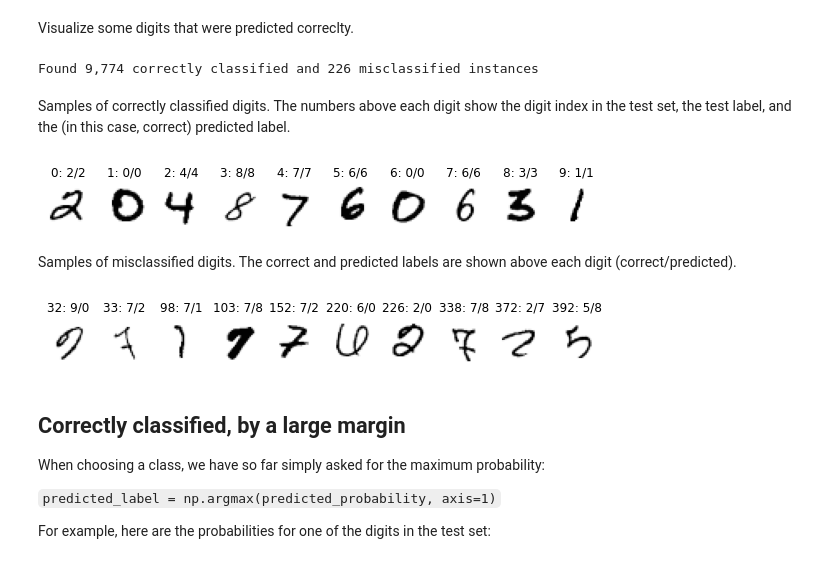
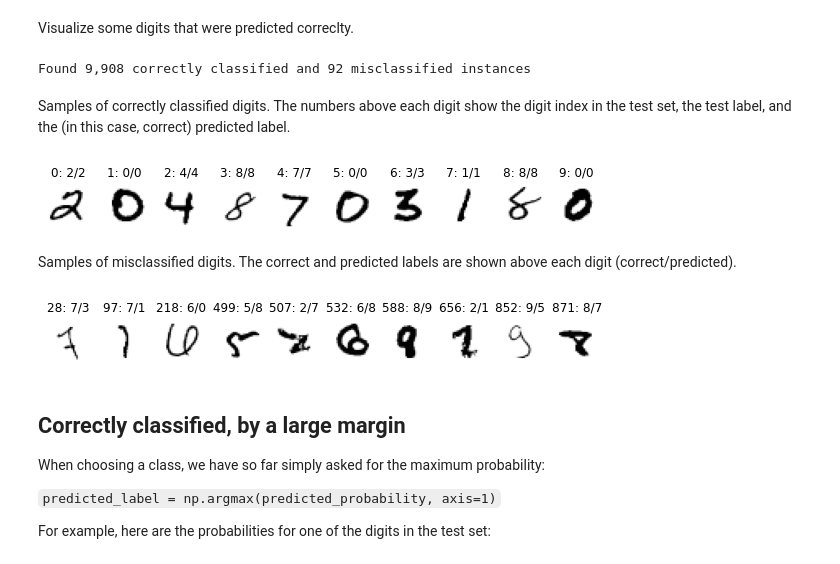
Before and after one commit to fau-masters-collected-works-cgarbin/decision-threshold-effect-on-accuracy, a Jupyter notebook: softmax-thresholds.ipynb, the cells around one changed output. Saved outputs shown, nothing was run; the diff lists cells and outputs as text; code cells hidden in the pictures.

```diff
--- a/softmax-thresholds.ipynb
+++ b/softmax-thresholds.ipynb
@@ -103,16 +106,28 @@ The model is a simple network of dense layers that can achieve about 98% accurac
 This accuracy is enough for the experiments. We are interested in the effect of using different thresholds with softmax, not on very high accuracy for the model.
 # %%
 NUM_CLASSES = 10
-INPUT_SHAPE = (28, 28)
+INPUT_SHAPE = (28, 28,1)
 ACTIVATION='relu'
 # %%
-model = tf.keras.models.Sequential([
-  tf.keras.layers.Flatten(input_shape=INPUT_SHAPE),
-  tf.keras.layers.Dense(512, activation=ACTIVATION),
-  tf.keras.layers.Dropout(0.5),
-  tf.keras.layers.Dense(256, activation=ACTIVATION),
-  tf.keras.layers.Dropout(0.25),
-  tf.keras.layers.Dense(NUM_CLASSES, activation='softmax')
+# model = tf.keras.models.Sequential([
+#   tf.keras.layers.Flatten(input_shape=INPUT_SHAPE),
+#   tf.keras.layers.Dense(512, activation=ACTIVATION),
+#   tf.keras.layers.Dropout(0.5),
+#   tf.keras.layers.Dense(256, activation=ACTIVATION),
+#   tf.keras.layers.Dropout(0.25),
+#   tf.keras.layers.Dense(NUM_CLASSES, activation='softmax')
+# ])
+
+# Based onhttps://keras.io/examples/vision/mnist_convnet/
+model = tf.keras.Sequential([
+    tf.keras.Input(shape=INPUT_SHAPE),
+    tf.keras.layers.Conv2D(32, kernel_size=(3, 3), activation=ACTIVATION),
+    tf.keras.layers.MaxPooling2D(pool_size=(2, 2)),
+    tf.keras.layers.Conv2D(64, kernel_size=(3, 3), activation=ACTIVATION),
+    tf.keras.layers.MaxPooling2D(pool_size=(2, 2)),
+    tf.keras.layers.Flatten(),
+    tf.keras.layers.Dropout(0.5),
+    tf.keras.layers.Dense(NUM_CLASSES, activation="softmax"),
 ])
 
 model.compile(
@@ -209,19 +192,19 @@ assert (len(correct_index) + len(misclassified_index)) == len(test_label)
 print('Found {:,} correctly classified and {:,} misclassified instances'.format(
     len(correct_index), len(misclassified_index)))
 # %% [output]
-Found 9,774 correctly classified and 226 misclassified instances
+Found 9,908 correctly classified and 92 misclassified instances
 # %% [markdown]
 Samples of correctly classified digits. The numbers above each digit show the digit index in the test set, the test label, and the (in this case, correct) predicted label.
-# %%
-draw_digits(correct_index[:10])
-# %% [output]
-[figure, removed]
+# %%
+d.draw_digits(correct_index[:10], test_label, predicted_label, test_image)
+# %% [output]
+[figure, added]
 # %% [markdown]
 Samples of misclassified digits. The correct and predicted labels are shown above each digit (correct/predicted).
-# %%
-draw_digits(misclassified_index[:10])
-# %% [output]
-[figure, removed]
+# %%
+d.draw_digits(misclassified_index[:10], test_label, predicted_label, test_image)
+# %% [output]
+[figure, added]
 # %% [markdown]
 ## Correctly classified, by a large margin
 
```
Also changed, not shown: parts of 20 cells of this notebook, 1 other file.
